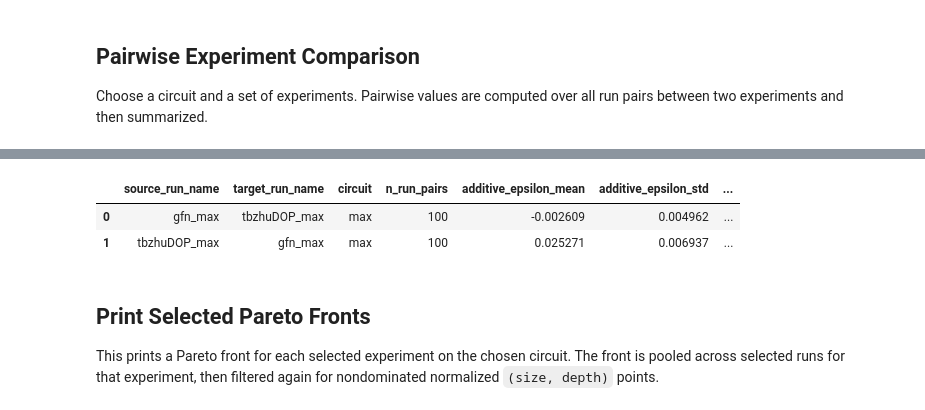
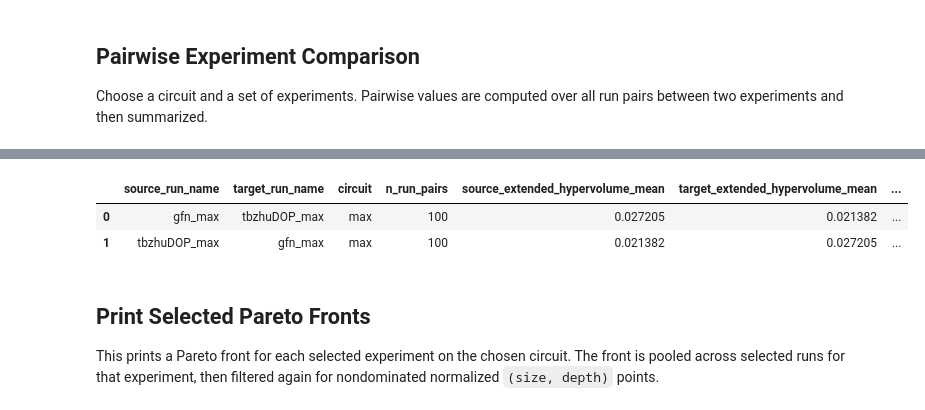
Before and after one commit to CHern0g0r/GFlowCircuit, a Jupyter notebook: ntb/show_report.ipynb, the cells around one changed output, grey strips where cells are left out. Saved outputs shown, nothing was run; the diff lists cells and outputs as text; code cells hidden in the pictures.

```diff
--- a/ntb/show_report.ipynb
+++ b/ntb/show_report.ipynb
@@ -55,4 +56,12 @@ The notebook minimizes normalized `(size, depth)`, where the original circuit is
 # %%
+HYPERVOLUME_REFERENCE = (1.0, 1.0)
+EXTENDED_HYPERVOLUME_REFERENCE = (1.05, 1.05)
+EXTENDED_HYPERVOLUME_ORIGINAL_BASELINE = (
+    (EXTENDED_HYPERVOLUME_REFERENCE[0] - 1.0)
+    * (EXTENDED_HYPERVOLUME_REFERENCE[1] - 1.0)
+)
+
+
 def weakly_dominates_min(a, b):
     """Return True when point a weakly dominates point b in minimization space."""
     return a[0] <= b[0] and a[1] <= b[1]
@@ -72,8 +81,8 @@ def pareto_front_min(points):
     ]
 
 
-def hypervolume_min_2d(points, reference=(1.0, 1.0)):
-    """2D minimization hypervolume relative to the original circuit point."""
+def hypervolume_min_2d(points, reference=HYPERVOLUME_REFERENCE):
+    """2D minimization hypervolume relative to the supplied reference point."""
     front = pareto_front_min(points)
     clipped = sorted(
         {
@@ -202,7 +211,10 @@ for (run_name, run_id, circuit), group in points_df.groupby(["run_name", "run_id
             "run_name": run_name,
             "run_id": int(run_id),
             "circuit": circuit,
-            "hypervolume": hypervolume_min_2d(front),
+            "hypervolume": hypervolume_min_2d(front, HYPERVOLUME_REFERENCE),
+            "extended_hypervolume": hypervolume_min_2d(
+                front, EXTENDED_HYPERVOLUME_REFERENCE
+            ),
             "number of nondominated points": len(front),
         }
     )
@@ -388,41 +678,55 @@ for source_name, target_name in product(selected_experiments, repeat=2):
         continue
     source_fronts = run_fronts_for(source_name, selected_circuit)
     target_fronts = run_fronts_for(target_name, selected_circuit)
+    source_extended_hypervolumes = [
+        hypervolume_min_2d(front, EXTENDED_HYPERVOLUME_REFERENCE)
+        for front in source_fronts.values()
+    ]
+    target_extended_hypervolumes = [
+        hypervolume_min_2d(front, EXTENDED_HYPERVOLUME_REFERENCE)
+        for front in target_fronts.values()
+    ]
 
     eps_values = []
     dominance_values = []
     for source_run_id, source_front in source_fronts.items():
         for target_run_id, target_front in target_fronts.items():
             eps_values.append(additive_epsilon_min(source_front, target_front))
             dominance_values.append(dominance_ratio_min(source_front, target_front))
 
     eps_summary = summarize(eps_values)
     dominance_summary = summarize(dominance_values)
     pairwise_rows.append(
         {
             "source_run_name": source_name,
             "target_run_name": target_name,
             "circuit": selected_circuit,
             "n_run_pairs": eps_summary["n"],
+            "source_extended_hypervolume_mean": fmean(source_extended_hypervolumes),
+            "target_extended_hypervolume_mean": fmean(target_extended_hypervolumes),
+            "extended_hypervolume_mean_difference": (
+                fmean(source_extended_hypervolumes)
+                - fmean(target_extended_hypervolumes)
+            ),
             "additive_epsilon_mean": eps_summary["mean"],
             "additive_epsilon_std": eps_summary["std"],
             "additive_epsilon_stderr": eps_summary["stderr"],
             "additive_epsilon_min": eps_summary["min"],
             "additive_epsilon_max": eps_summary["max"],
             "dominance_ratio_mean": dominance_summary["mean"],
             "dominance_ratio_std": dominance_summary["std"],
             "dominance_ratio_stderr": dominance_summary["stderr"],
             "dominance_ratio_min": dominance_summary["min"],
             "dominance_ratio_max": dominance_summary["max"],
         }
     )
 
 pairwise_df = pd.DataFrame(pairwise_rows)
 pairwise_df
 # %% [output]
-|  | source_run_name | target_run_name | circuit | n_run_pairs | additive_epsilon_mean | additive_epsilon_std | ... |
-| 0 | gfn_max | tbzhuDOP_max | max | 100 | -0.002609 | 0.004962 | ... |
-| 1 | tbzhuDOP_max | gfn_max | max | 100 | 0.025271 | 0.006937 | ... |
+|  | source_run_name | target_run_name | circuit | n_run_pairs | source_extended_hypervolume_mean | target_extended_hypervolume_mean | ... |
+| 0 | gfn_max | tbzhuDOP_max | max | 100 | 0.027205 | 0.021382 | ... |
+| 1 | tbzhuDOP_max | gfn_max | max | 100 | 0.021382 | 0.027205 | ... |
 # %% [markdown]
 ## Print Selected Pareto Fronts
 
```
Also changed, not shown: parts of 11 cells of this notebook.
